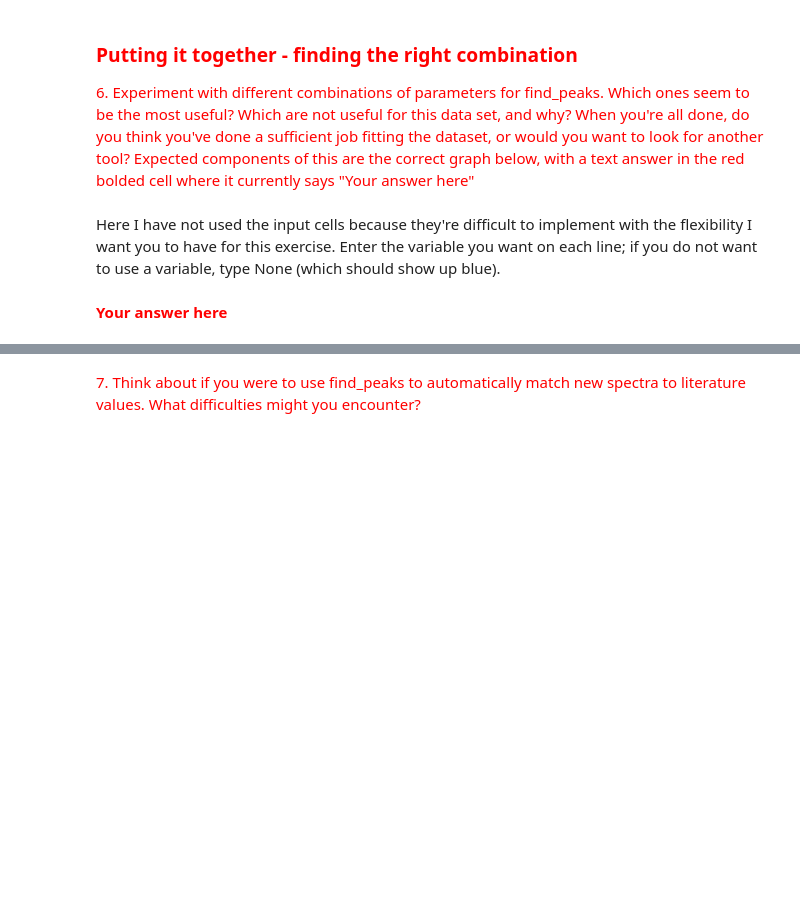
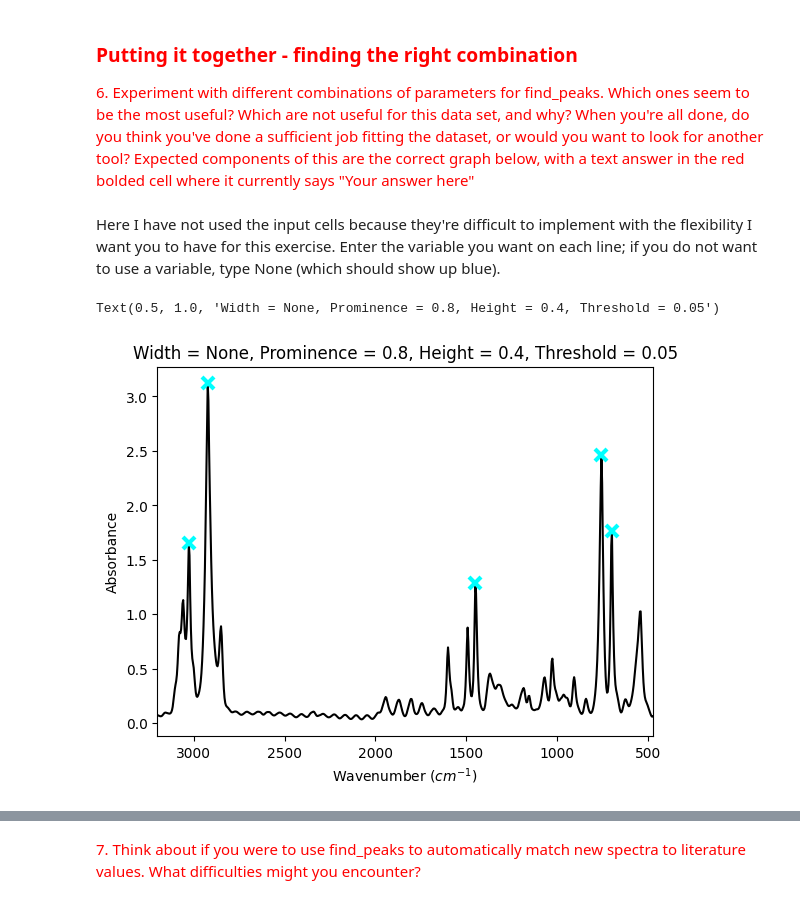
Before and after one commit to AngleKit/MSE7530Codes, a Jupyter notebook: Assignments/Assignment3.ipynb, the cells around one changed output, grey strips where cells are left out. Drawn from its saved outputs; the diff is of its cells as text; code cells hidden in the pictures; blank space fills up the shorter version.

```diff
--- a/Assignments/Assignment3.ipynb
+++ b/Assignments/Assignment3.ipynb
@@ -150,14 +194,15 @@ Here I have not used the input cells because they're difficult to implement with
 # %%
 plt.plot(wns,finalspec,color='k')
 w = None # edit this
-p = None # edit this
-h = None # edit this
-t = None # edit this
+p = 0.8 # edit this
+h = 0.4 # edit this
+t = 0.05 # edit this
 peak_locs = signal.find_peaks(finalspec,width=w,prominence=p,height=h,threshold=t)
 plt.plot(wns[peak_locs[0]], finalspec[peak_locs[0]], 'x',markersize=9,markeredgewidth=3,color='cyan')
 plt.xlabel('Wavenumber $(cm^{-1})$')
 plt.ylabel('Absorbance')
 plt.xlim(np.max(wns),np.min(wns))
 plt.title(f'Width = {w}, Prominence = {p}, Height = {h}, Threshold = {t}')
+# %% [output]
+Text(0.5, 1.0, 'Width = None, Prominence = 0.8, Height = 0.4, Threshold = 0.05')
+[figure, added]
-# %% [markdown]
-<font color='red'> **Your answer here**
```
Also changed, not shown: parts of 47 cells of this notebook.
